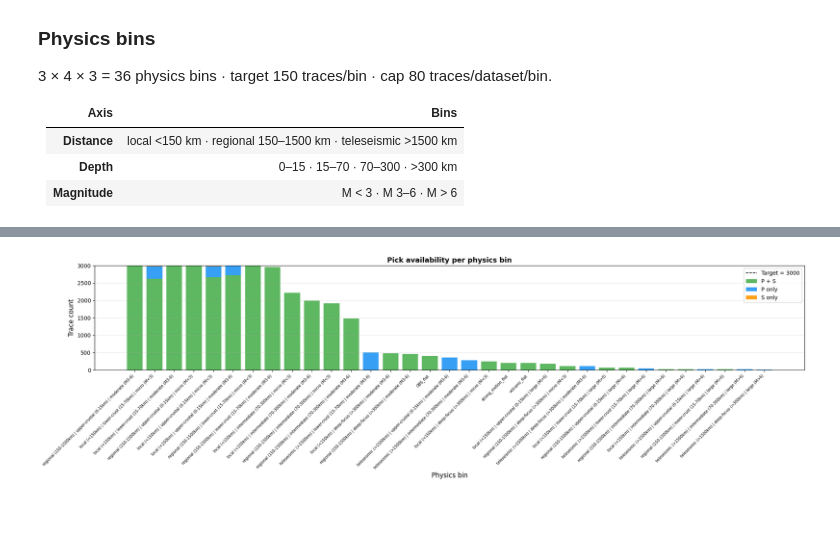
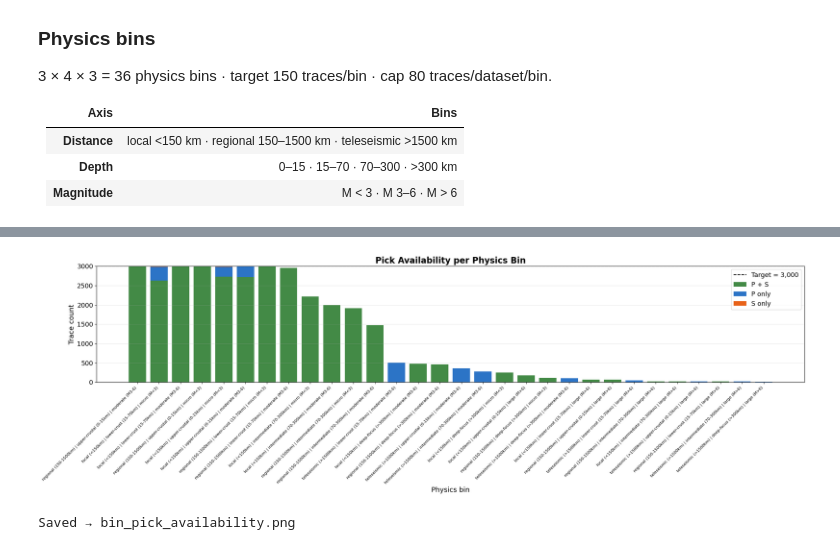
Before and after one commit to Denolle-Lab/phasenet-retrain, a Jupyter notebook: notebooks/04_creating_benchmark_dataset.ipynb, the cells around one changed output, grey strips where cells are left out. Saved outputs shown, nothing was run; the diff lists cells and outputs as text; code cells hidden in the pictures; blank space fills up the shorter version.

```diff
--- a/notebooks/04_creating_benchmark_dataset.ipynb
+++ b/notebooks/04_creating_benchmark_dataset.ipynb
@@ -286,7 +290,7 @@ col_map = {
     'pnw':            {'p': 'trace_P_arrival_sample',  's': 'trace_S_arrival_sample'},
     'txed':           {'p': 'trace_p_arrival_sample',  's': 'trace_s_arrival_sample'},
     'ethz': {'p': 'trace_P1_arrival_sample', 's': 'trace_S1_arrival_sample'},
-    'pisdl':          {'p': 'trace_p_arrival_sample',  's': 'trace_s_arrival_sample'},
+    'pisdl':          {'p': 'trace_P_arrival_sample',  's': 'trace_S_arrival_sample'},
     'obst2024':       {'p': 'trace_p_arrival_sample',  's': 'trace_s_arrival_sample'},
     'mlaapde':        {'p': 'trace_P_arrival_sample',  's': 'trace_S_arrival_sample'},
     'vcseis':         {'p': 'trace_p_arrival_sample',  's': 'trace_s_arrival_sample'},
@@ -2158,56 +2052,54 @@ import matplotlib.pyplot as plt
 import numpy as np
 import pandas as pd
 
-# ── Compute per-bin pick availability ────────────────────────────────────────
 binned = benchmark[
     benchmark['physics_bin'].notna() &
-    (benchmark['physics_bin'] != 'partial')
+    ~benchmark['physics_bin'].isin(['partial', 'OBS_flat', 'volcanic_flat',
+                                     'strong_motion_flat', 'unusable'])
 ].copy()
 
 binned['pick_type'] = np.where(
-    binned['has_p_pick'] & binned['has_s_pick'],  'P + S',
-    np.where(binned['has_p_pick'],                 'P only',
-    np.where(binned['has_s_pick'],                 'S only', 'neither'))
+    binned['has_p_pick'] & binned['has_s_pick'], 'P + S',
+    np.where(binned['has_p_pick'],               'P only',
+    np.where(binned['has_s_pick'],               'S only', 'neither'))
 )
 
 counts = (
     binned.groupby(['physics_bin', 'pick_type'])
-    .size()
-    .unstack(fill_value=0)
+    .size().unstack(fill_value=0)
     .reindex(columns=['P + S', 'P only', 'S only'], fill_value=0)
 )
-
-# Sort by total traces descending
 counts = counts.loc[counts.sum(axis=1).sort_values(ascending=False).index]
 
-# ── Plot stacked bars ─────────────────────────────────────────────────────────
 bins = counts.index.tolist()
 x    = np.arange(len(bins))
 
-fig, ax = plt.subplots(figsize=(20, 6))
-
-ax.bar(x, counts['P + S'],  label='P + S',  color='#4CAF50', alpha=0.9)
-ax.bar(x, counts['P only'], label='P only', color='#2196F3', alpha=0.9,
+fig, ax = plt.subplots(figsize=(22, 7))
+ax.bar(x, counts['P + S'],  label='P + S',  color='#2e7d32', alpha=0.9)
+ax.bar(x, counts['P only'], label='P only', color='#1565c0', alpha=0.9,
        bottom=counts['P + S'])
-ax.bar(x, counts['S only'], label='S only', color='#FF9800', alpha=0.9,
+ax.bar(x, counts['S only'], label='S only', color='#e65100', alpha=0.9,
        bottom=counts['P + S'] + counts['P only'])
-
 ax.axhline(y=TARGET_PER_BIN, color='black', linestyle='--',
-           linewidth=1.2, label=f'Target = {TARGET_PER_BIN}')
+           linewidth=1.5, label=f'Target = {TARGET_PER_BIN:,}')
 
 ax.set_xticks(x)
-ax.set_xticklabels(bins, rotation=45, ha='right', fontsize=7)
-ax.set_ylabel('Trace count', fontsize=12)
-ax.set_xlabel('Physics bin', fontsize=12)
-ax.set_title('Pick availability per physics bin', fontsize=13, fontweight='bold')
-ax.legend(fontsize=10)
+ax.set_xticklabels(bins, rotation=45, ha='right', fontsize=8)
+ax.set_ylabel('Trace count', fontsize=14)
+ax.set_xlabel('Physics bin', fontsize=14)
+ax.set_title('Pick Availability per Physics Bin', fontsize=17, fontweight='bold')
+ax.tick_params(axis='y', labelsize=13)
+ax.legend(fontsize=13)
 ax.grid(axis='y', alpha=0.3)
+ax.set_facecolor('white')
 
 plt.tight_layout()
 plt.savefig('bin_pick_availability.png', dpi=150, bbox_inches='tight')
 plt.show()
+print('Saved → bin_pick_availability.png')
 # %% [output]
-[figure, old version]
+[figure, new version]
+Saved → bin_pick_availability.png
 # %%
 import matplotlib.pyplot as plt
 import numpy as np
```
Also changed, not shown: parts of 22 cells of this notebook.
